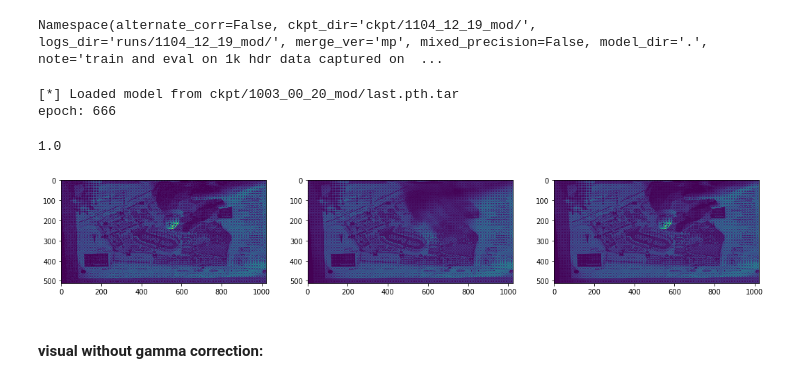
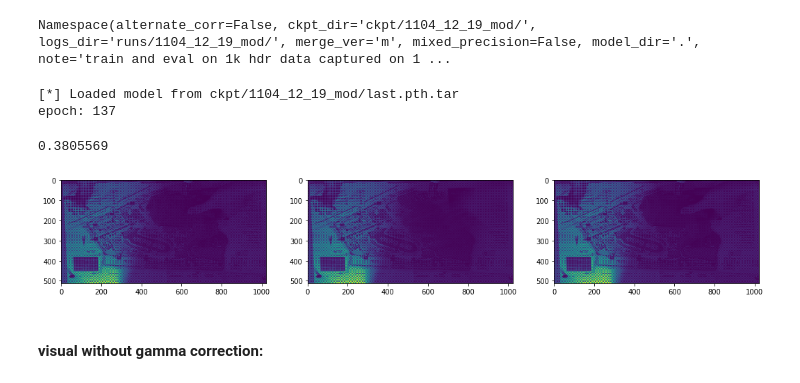
Before and after one commit to cianhwang/hdr_video, a Jupyter notebook: model/eval.ipynb, the cells around one changed output. Drawn from its saved outputs; the diff is of its cells as text; code cells hidden in the pictures.

Commit message:
1106 eval results on real test 1K HDR data

```diff
--- a/model/eval.ipynb
+++ b/model/eval.ipynb
@@ -25,16 +25,16 @@ args = parser.parse_args("")
 with open('args.json', 'r') as f:
     args.__dict__ = json.load(f)
 
-args.__dict__['merge_ver']='mp'
+args.__dict__['merge_ver']='m'
 print(args)
 # %% [output]
-Namespace(alternate_corr=False, ckpt_dir='ckpt/1104_12_19_mod/', logs_dir='runs/1104_12_19_mod/', merge_ver='mp', mixed_precision=False, model_dir='.', note='train and eval on 1k hdr data captured on  ...
+Namespace(alternate_corr=False, ckpt_dir='ckpt/1104_12_19_mod/', logs_dir='runs/1104_12_19_mod/', merge_ver='m', mixed_precision=False, model_dir='.', note='train and eval on 1k hdr data captured on 1 ...
 # %%
 model = net.Net(args).cuda()
 optimizer = optim.Adam(filter(lambda p: p.requires_grad, model.parameters()), lr = 1e-4)
 loss_fn = nn.L1Loss()
 # %%
-restore_path = os.path.join('ckpt/1003_00_20_mod/', 'last.pth.tar')
+restore_path = os.path.join('ckpt/1104_12_19_mod/', 'last.pth.tar')
 
 # 0922_20_45 : merge_mask
 # 0928_19_43 : merge_mask w/ RAFT
@@ -50,8 +50,8 @@ restore_path = os.path.join('ckpt/1003_00_20_mod/', 'last.pth.tar')
 model, optimizer, start_epoch, best_val_loss = load_checkpoint(restore_path, model, optimizer)
 print("epoch:", start_epoch)
 # %% [output]
-[*] Loaded model from ckpt/1003_00_20_mod/last.pth.tar
-epoch: 666
+[*] Loaded model from ckpt/1104_12_19_mod/last.pth.tar
+epoch: 137
 # %%
 eval_transformer =  GroupComposed([
     GroupToPILImage(mode = 'F'),
@@ -74,34 +74,34 @@ dataiter = iter(dataloader)
 # %%
 # for i in range(50):
 window_size = 1024
 val_batch, labels_batch = dataiter.next()
 val_batch = val_batch[:, :, :512, :window_size]#.pow(1/2.2)
 val_batch = torch.clamp(val_batch, 0., 1.)
 
 labels_batch = labels_batch[:, :, :512, :window_size]#.pow(1/2.2)
 labels_batch = torch.clamp(labels_batch, 0., 1.)
 
 
 gamma_val = 2.2
-bit_depth = 5
+bit_depth = 8
 n_frames = 8
 
 ref_idx = 0
 ref = (val_batch[0, ref_idx].numpy())
 # ref = (ref * (2**bit_depth-1)).astype(np.uint16)
 avg = (np.mean(val_batch[0, :].numpy(), axis = 0))
 # avg = (avg* (2**bit_depth*n_frames-1)).astype(np.uint16)
 gt = (labels_batch[0, 0].cpu().numpy())
 # gt = (gt *  (2**bit_depth*n_frames-1)).astype(np.uint16)
 print(gt.max())
 fig, ax = plt.subplots(1, 3, figsize=(18, 10)) ## different figure size may lead to block-like display. Dont know why.
 ax[0].imshow(ref)
 ax[1].imshow(avg)
 ax[2].imshow(gt)
 plt.show()
 # %% [output]
-1.0
+0.3805569
-[figure, old version]
+[figure, new version]
 # %% [markdown]
 #### visual without gamma correction:
 # %% [markdown]
```
Also changed, not shown: parts of 13 cells of this notebook, 1 other file.
